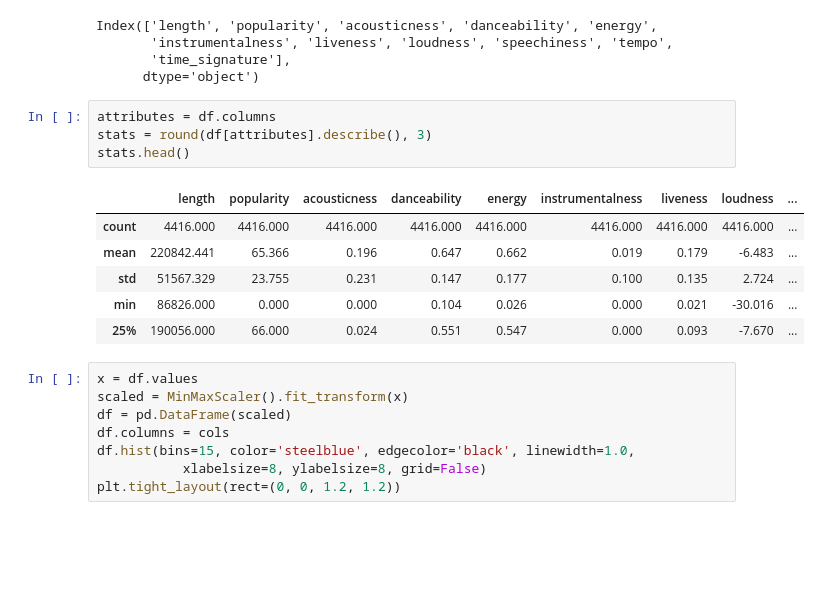
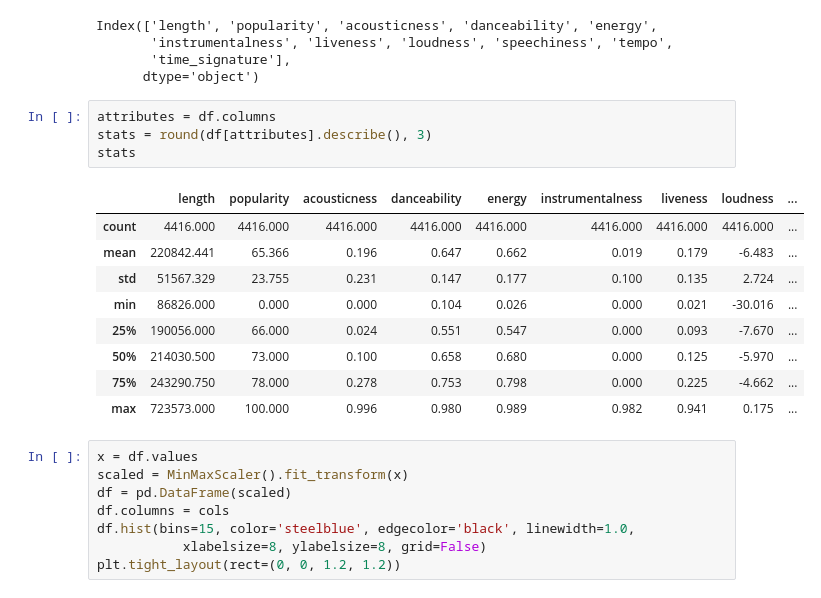
Before and after one commit to AleksiusK/JohdatusDatatieteisiinHarjoitustyo, a Jupyter notebook: dbscan_test.ipynb, the cells around one changed output. Cells and saved outputs as stored; diff of their text form; blank space fills up the shorter version.

```diff
--- a/dbscan_test.ipynb
+++ b/dbscan_test.ipynb
@@ -43,14 +43,17 @@ Index(['length', 'popularity', 'acousticness', 'danceability', 'energy',
 # %%
 attributes = df.columns
 stats = round(df[attributes].describe(), 3)
-stats.head()
+stats
 # %% [output]
 |  | length | popularity | acousticness | danceability | energy | instrumentalness | liveness | loudness | ... |
 | count | 4416.000 | 4416.000 | 4416.000 | 4416.000 | 4416.000 | 4416.000 | 4416.000 | 4416.000 | ... |
 | mean | 220842.441 | 65.366 | 0.196 | 0.647 | 0.662 | 0.019 | 0.179 | -6.483 | ... |
 | std | 51567.329 | 23.755 | 0.231 | 0.147 | 0.177 | 0.100 | 0.135 | 2.724 | ... |
 | min | 86826.000 | 0.000 | 0.000 | 0.104 | 0.026 | 0.000 | 0.021 | -30.016 | ... |
 | 25% | 190056.000 | 66.000 | 0.024 | 0.551 | 0.547 | 0.000 | 0.093 | -7.670 | ... |
+| 50% | 214030.500 | 73.000 | 0.100 | 0.658 | 0.680 | 0.000 | 0.125 | -5.970 | ... |
+| 75% | 243290.750 | 78.000 | 0.278 | 0.753 | 0.798 | 0.000 | 0.225 | -4.662 | ... |
+| max | 723573.000 | 100.000 | 0.996 | 0.980 | 0.989 | 0.982 | 0.941 | 0.175 | ... |
 # %%
 x = df.values
 scaled = MinMaxScaler().fit_transform(x)
```
Also changed, not shown: parts of 5 cells of this notebook, 1 other file.
